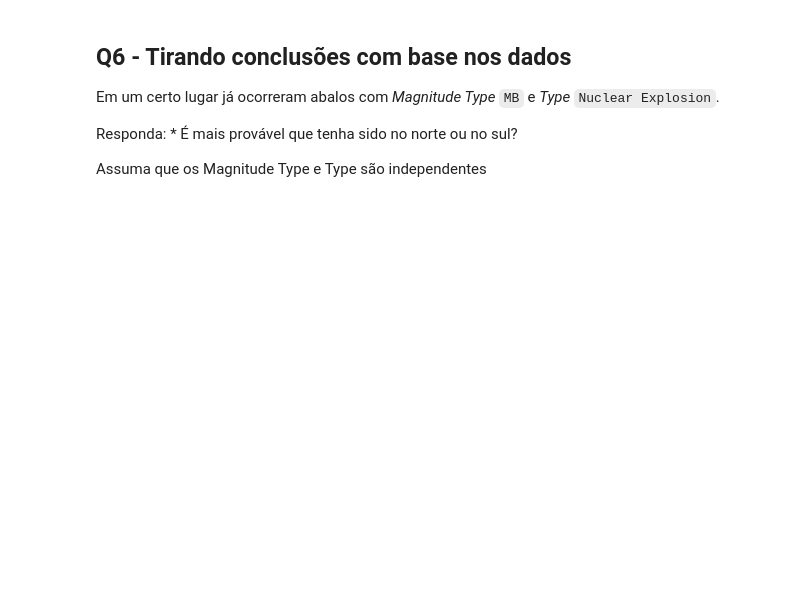
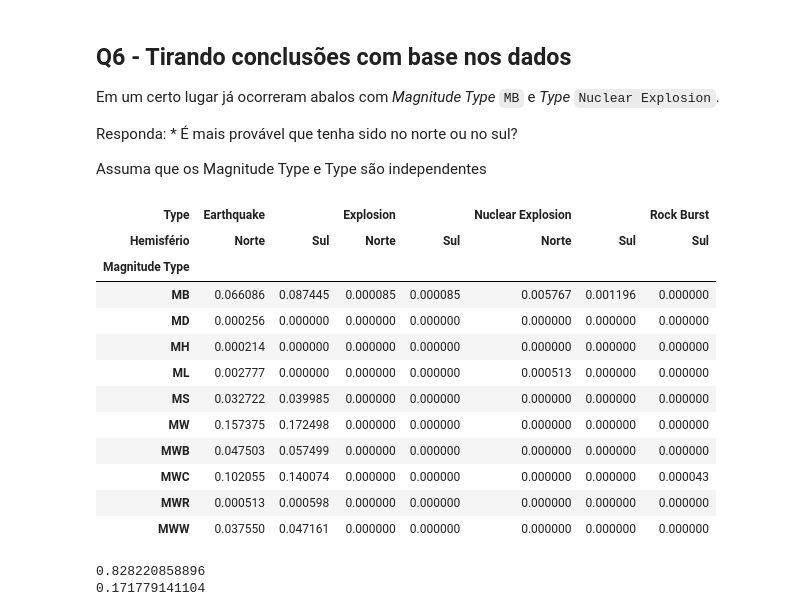
Before and after one commit to juanjorgegarcia/CD, a Jupyter notebook: APS5/APS5_alunos.ipynb, the cells around one changed output. Cells and saved outputs as stored; diff of their text form; code cells hidden in the pictures; blank space fills up the shorter version.

```diff
--- a/APS5/APS5_alunos.ipynb
+++ b/APS5/APS5_alunos.ipynb
@@ -133,3 +237,31 @@ Responda:
     * É mais provável que tenha sido no norte ou no sul?
 
 Assuma que os Magnitude Type e Type são independentes
+# %%
+ct1 = pd.crosstab(df["Magnitude Type"],[df.Type,df["Hemisfério"]],normalize=True)
+ct1
+# %% [output]
+| Type | Earthquake |  | Explosion |  | Nuclear Explosion |  | Rock Burst |
+| Hemisfério | Norte | Sul | Norte | Sul | Norte | Sul | Sul |
+| Magnitude Type |  |  |  |  |  |  |  |
+| MB | 0.066086 | 0.087445 | 0.000085 | 0.000085 | 0.005767 | 0.001196 | 0.000000 |
+| MD | 0.000256 | 0.000000 | 0.000000 | 0.000000 | 0.000000 | 0.000000 | 0.000000 |
+| MH | 0.000214 | 0.000000 | 0.000000 | 0.000000 | 0.000000 | 0.000000 | 0.000000 |
+| ML | 0.002777 | 0.000000 | 0.000000 | 0.000000 | 0.000513 | 0.000000 | 0.000000 |
+| MS | 0.032722 | 0.039985 | 0.000000 | 0.000000 | 0.000000 | 0.000000 | 0.000000 |
+| MW | 0.157375 | 0.172498 | 0.000000 | 0.000000 | 0.000000 | 0.000000 | 0.000000 |
+| MWB | 0.047503 | 0.057499 | 0.000000 | 0.000000 | 0.000000 | 0.000000 | 0.000000 |
+| MWC | 0.102055 | 0.140074 | 0.000000 | 0.000000 | 0.000000 | 0.000000 | 0.000043 |
+| MWR | 0.000513 | 0.000598 | 0.000000 | 0.000000 | 0.000000 | 0.000000 | 0.000000 |
+| MWW | 0.037550 | 0.047161 | 0.000000 | 0.000000 | 0.000000 | 0.000000 | 0.000000 |
+# %%
+intsec=ct1.loc["MB","Nuclear Explosion"]
+prob_N=intsec[0]/intsec.sum()
+print(prob_N)
+
+intsec=ct1.loc["MB","Nuclear Explosion"]
+prob_S=intsec[1]/intsec.sum()
+print(prob_S)
+# %% [output]
+0.828220858896
+0.171779141104
```
Also changed, not shown: parts of 15 cells of this notebook.
